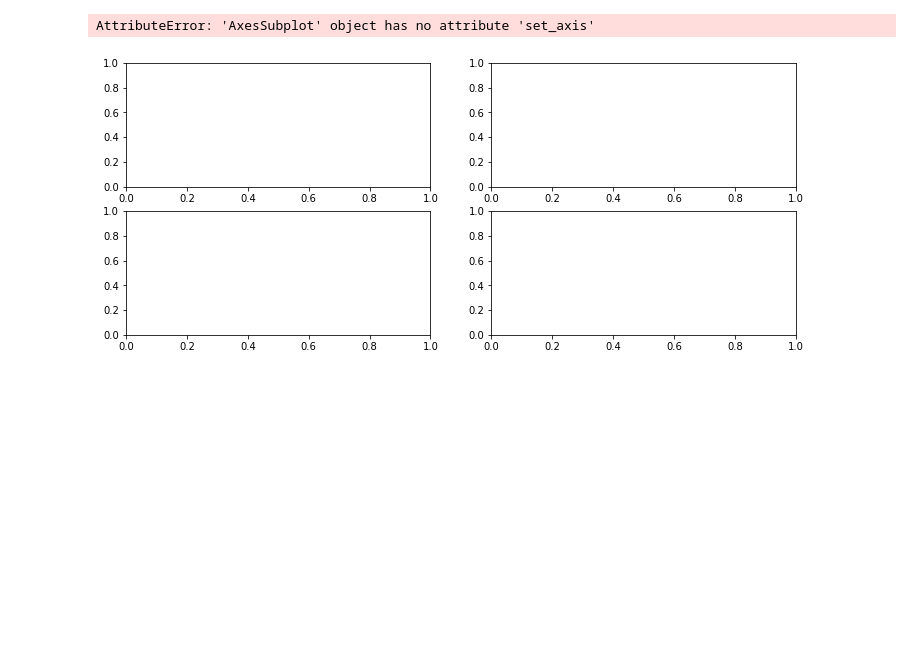
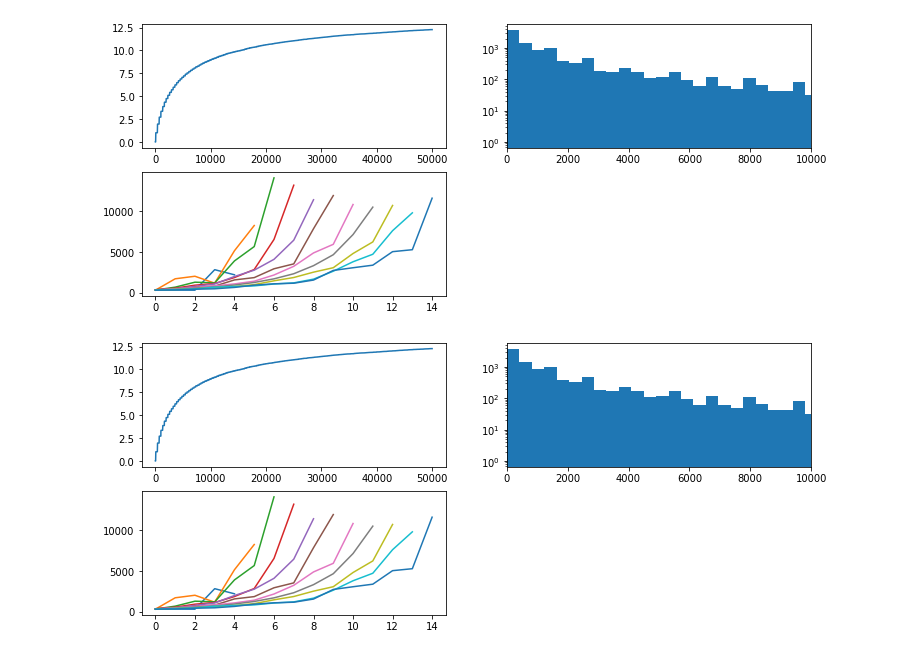
Before and after one commit to c-torre/replication-recanatesi-2015, a Jupyter notebook: katkov.ipynb, the cells around one changed output. Drawn from its saved outputs; the diff is of its cells as text; code cells hidden in the pictures; blank space fills up the shorter version.

```diff
--- a/katkov.ipynb
+++ b/katkov.ipynb
@@ -4,7 +4,7 @@ import scipy
 import scipy.sparse
 import matplotlib.pyplot as plt
 
-from tqdm import tqdm_notebook
+from tqdm.notebook import tqdm
 
 import sys
 from IPython.display import display, clear_output
@@ -59,42 +59,41 @@ itrByLen = [np.empty((k - 1, 0)) for k in range(1, mod.P + 1)]
 
 fig, ((ax1, ax2), (ax3, ax4)) = plt.subplots(nrows=2, ncols=2,
                                              figsize=(12, 5))
-ax4.set_axis('off')
+ax4.set_axis_off()
 display(fig)
 
-for it in tqdm_notebook(range(1000)):
-    print(str(it) + "        \r")
+for it in tqdm(range(1000)):
     mod.makePatterns()
     tr = np.empty((mod.N, nT))
     # c = np.random.randn(mod.N, 1)
     c = (mod.eta.tocsr()[:, 0]).todense()
     tr[:, :1] = c
-    for k in tqdm_notebook(range(1, tr.shape[1])):
+    for k in tqdm(range(1, tr.shape[1])):
         c += mod.grad(c) * mod.dt
         tr[:, k] = np.array(c)[:, 0]
         mod.phi = phi0 - phiAmp * np.sin(k / 50)
     mu = (mod.eta.T.dot(mod.gain(tr)) - mod.f * mod.gain(tr).sum(
         axis=0)).T / mod.N
     mem1 = ((mu > 0.5).cumsum(axis=0) > 0).sum(axis=1)
     trec = np.argwhere(np.diff(mem1))
     tRecAll.append(trec)
     ITR = np.vstack((ITR, np.diff(trec, axis=0)))
     memRec += mem1
     itrByLen[len(trec) - 1] = np.hstack(
         (itrByLen[len(trec) - 1], np.diff(trec, axis=0)))
     ax1.cla()
     ax1.plot(memRec / len(tRecAll))
     ax2.cla()
     ax2.hist(ITR, bins=100)
     ax2.set_xlim([0, 10000])
     ax2.set_yscale('log')
     ax3.cla()
     for itr in itrByLen:
         if itr.size > 0:
             ax3.plot(itr.mean(axis=1))
     clear_output(wait=True)
     display(fig)
     fig.savefig('res.png', dpi=600)
 # %% [output]
-AttributeError: 'AxesSubplot' object has no attribute 'set_axis'
-[figure, old version]
+[figure, new version]
+[figure, added]
```
Also changed, not shown: 1 other file.
